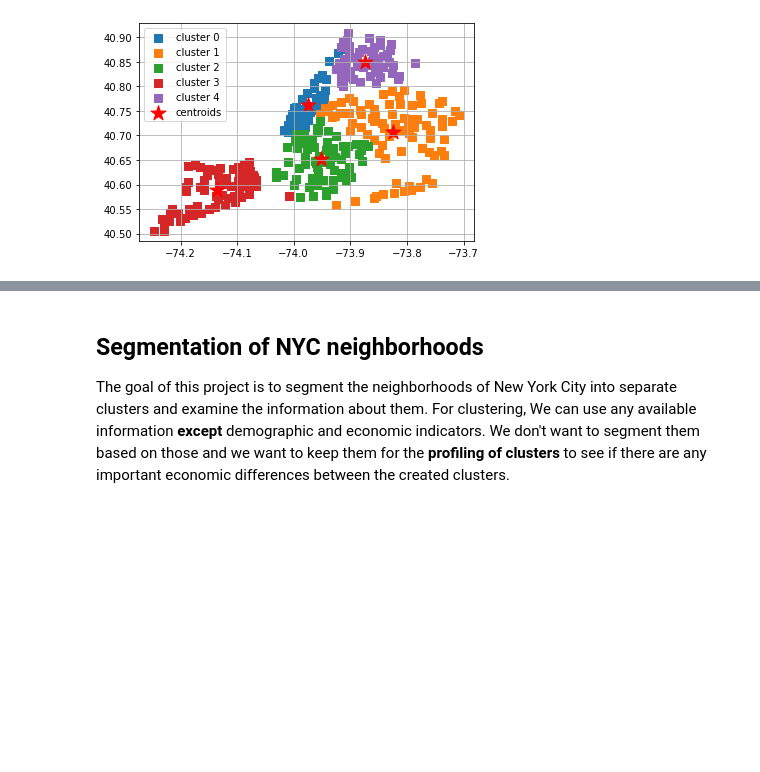
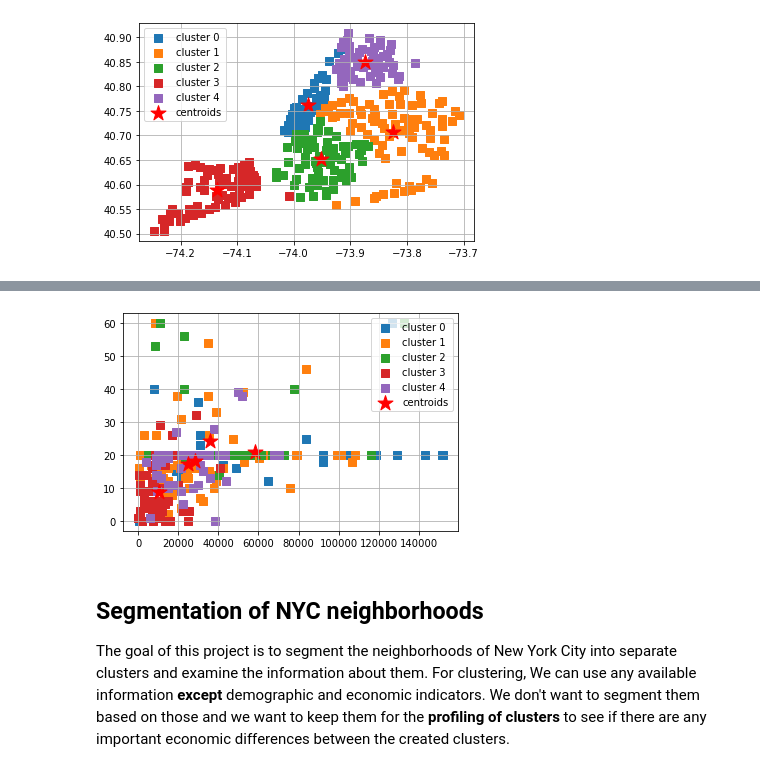
Before and after one commit to ktamkee/NYC_midterm_project, a Jupyter notebook: svc/modeling.ipynb, the cells around one changed output, grey strips where cells are left out. Saved outputs shown, nothing was run; the diff lists cells and outputs as text; code cells hidden in the pictures; blank space fills up the shorter version.

```diff
--- a/svc/modeling.ipynb
+++ b/svc/modeling.ipynb
@@ -86,3 +86,6 @@ def plot_clusters(X,y_res, plt_cluster_centers = False):
 plot_clusters(np.array(data_numeric), y_km, plt_cluster_centers= True)
 # %% [output]
 [figure]
+# %%
+data_numeric_no_ll = data_numeric.iloc[:, 2:]
+data_numeric_no_ll.head()
@@ -89,3 +100,12 @@ plot_clusters(np.array(data_numeric), y_km, plt_cluster_centers= True)
+# %%
+scaler = StandardScaler()
+data_scaled_no_ll = scaler.fit_transform(data_numeric_no_ll)
+
+y_km_no_ll = km.fit_predict(data_scaled_no_ll)
+# %%
+plot_clusters(np.array(data_numeric_no_ll), y_km_no_ll, plt_cluster_centers= True)
+# %% [output]
+[figure, added]
 # %% [markdown]
 ## Segmentation of NYC neighborhoods
 
```
Also changed, not shown: parts of 1 cell of this notebook.
